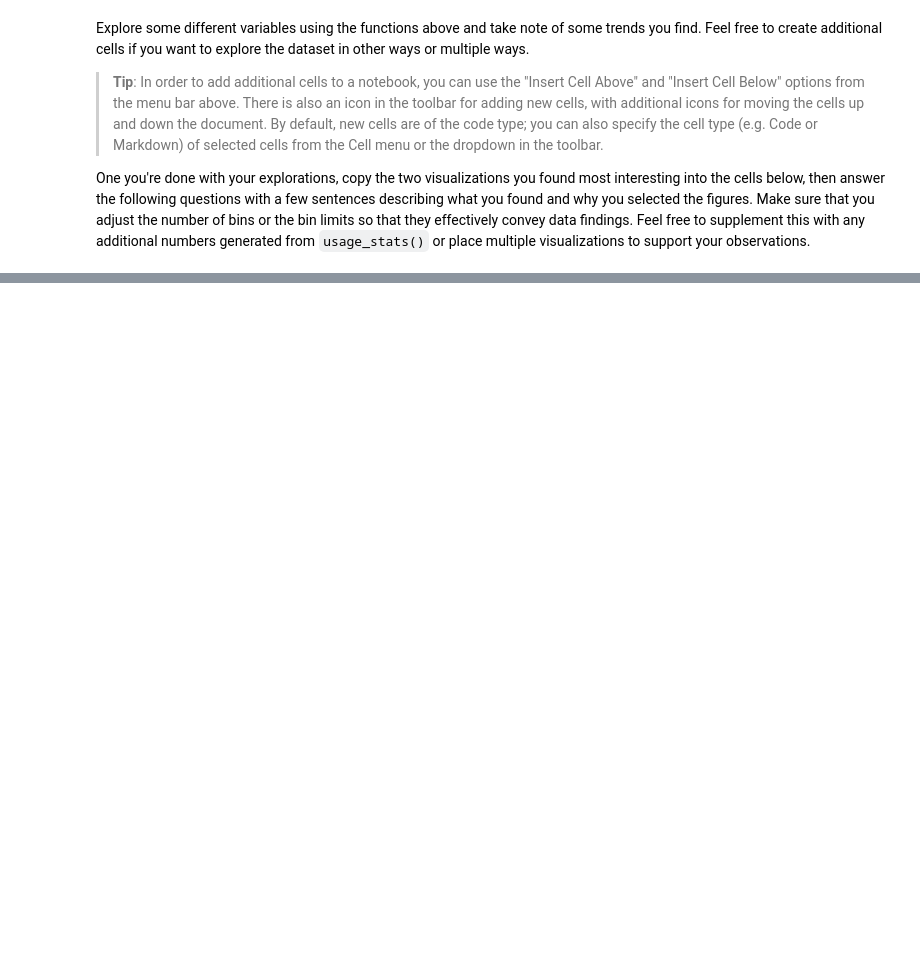
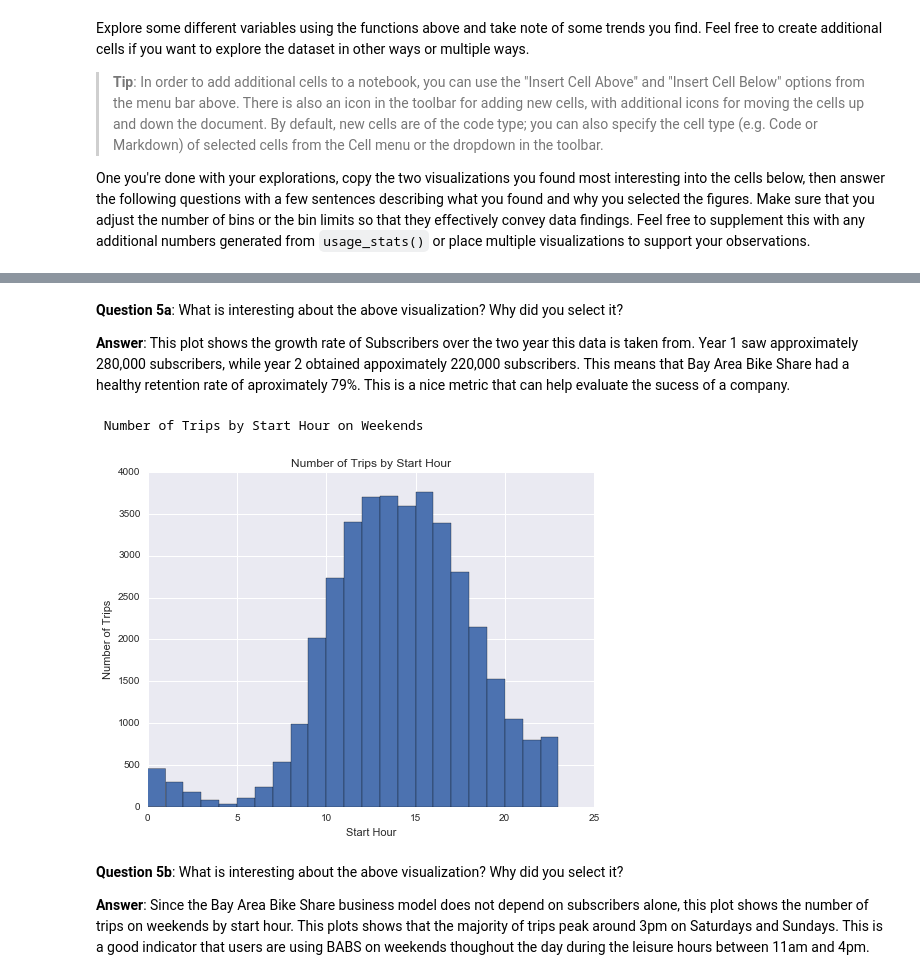
Before and after one commit to cgradwohl/BABS, a Jupyter notebook: dandp0-bikeshareanalysis/Bay_Area_Bike_Share_Analysis.ipynb, the cells around one changed output, grey strips where cells are left out. Saved outputs shown, nothing was run; the diff lists cells and outputs as text; code cells hidden in the pictures; blank space fills up the shorter version.

```diff
--- a/dandp0-bikeshareanalysis/Bay_Area_Bike_Share_Analysis.ipynb
+++ b/dandp0-bikeshareanalysis/Bay_Area_Bike_Share_Analysis.ipynb
@@ -269,3 +352,18 @@ usage_plot(trip_data)
+# %% [markdown]
+**Question 5a**: What is interesting about the above visualization? Why did you select it?
+
+**Answer**: This plot shows the growth rate of Subscribers over the two year this data is taken from. Year 1 saw approximately 280,000 subscribers, while year 2 obtained appoximately 220,000 subscribers. This means that Bay Area Bike Share had a healthy retention rate of aproximately 79%. This is a nice metric that can help evaluate the sucess of a company.
+# %%
+# Final Plot 2
+print '\n Number of Trips by Start Hour on Weekends'
+usage_plot(trip_data, 'start_hour', ['start_hour < 25', "weekday > 5"], bin_width = 1)
+# %% [output]
+ Number of Trips by Start Hour on Weekends
+[figure, added]
+# %% [markdown]
+**Question 5b**: What is interesting about the above visualization? Why did you select it?
+
+**Answer**: Since the Bay Area Bike Share business model does not depend on subscribers alone, this plot shows the number of trips on weekends by start hour. This plots shows that the majority of trips peak around 3pm on Saturdays and Sundays. This is a good indicator that users are using BABS on weekends thoughout the day during the leisure hours between 11am and 4pm.
 # %% [markdown]
 ## Conclusions
 
```
Also changed, not shown: parts of 26 cells of this notebook, 3 other files.
